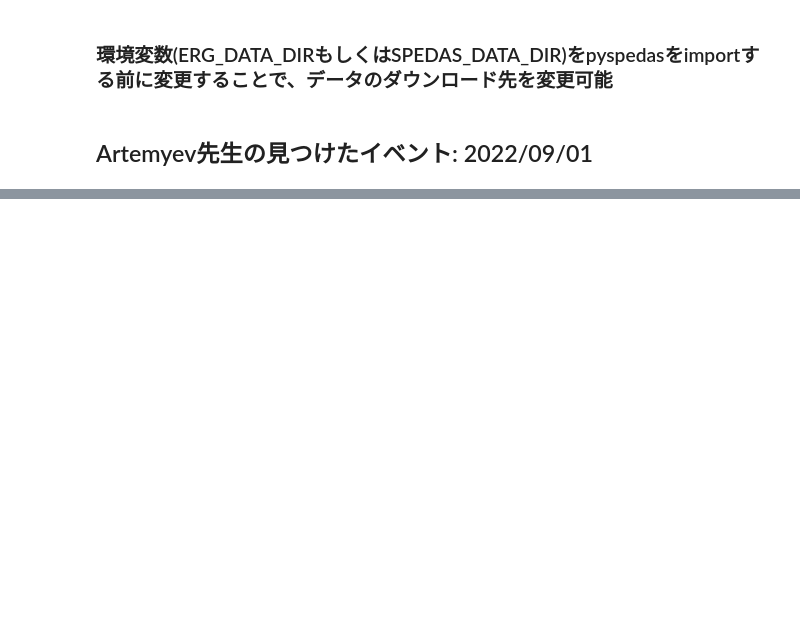
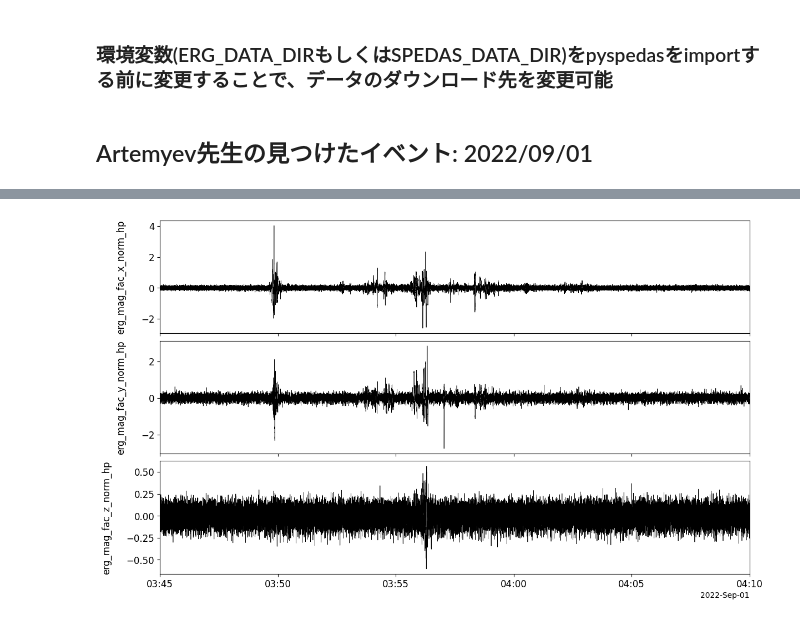
Before and after one commit to santanka/observation_workspace, a Jupyter notebook: KAW_observation/KAW_observation_notebook.ipynb, the cells around one changed output, grey strips where cells are left out. Drawn from its saved outputs; the diff is of its cells as text; code cells hidden in the pictures; blank space fills up the shorter version.

```diff
--- a/KAW_observation/KAW_observation_notebook.ipynb
+++ b/KAW_observation/KAW_observation_notebook.ipynb
@@ -193,3 +218,40 @@ Contact: erg_mgf_info at isee.nagoya-u.ac.jp
+# %%
+import numpy as np
+from scipy.signal import butter, sosfiltfilt
+import pytplot as pt
+
+# Butterworth high pass filter (2poles x 2stage = 4次精度)
+fs = 64.0   # サンプリング周波数
+cutoff = 1/4    # spin周期 = 8 sec、少し上の周波数に設定
+sos = butter(N=4, Wn=cutoff/(fs/2), btype='high', output='sos')
+
+def highpass_segmented(y, sos):
+    finite = np.isfinite(y)
+    hp = np.full_like(y, np.nan)
+
+    # 連続 True 区間のインデックスを抽出
+    idx = np.where(finite)[0]
+    segs = np.split(idx, np.where(np.diff(idx) != 1)[0] + 1)
+
+    padlen = 3 * (sos.shape[0] - 1)    # sosfiltfilt が要求する長さ
+
+    for s in segs:
+        if len(s) <= padlen:            # 短すぎる区間はスキップ
+            continue
+        hp[s] = sosfiltfilt(sos, y[s])
+    return hp
+
+for comp in ['x', 'y', 'z']:
+    da   = pt.data_quants[f'erg_mag_fac_{comp}_norm']
+    hp   = highpass_segmented(da.data, sos)
+    pt.store_data(f'erg_mag_fac_{comp}_norm_hp',
+                  data={'x': da.time.values, 'y': hp})
+
+pt.tplot(['erg_mag_fac_x_norm_hp',
+          'erg_mag_fac_y_norm_hp',
+          'erg_mag_fac_z_norm_hp'])
+# %% [output]
+[figure, added]
 # %%
 import pytplot as pt
 
```
Also changed, not shown: parts of 13 cells of this notebook.
